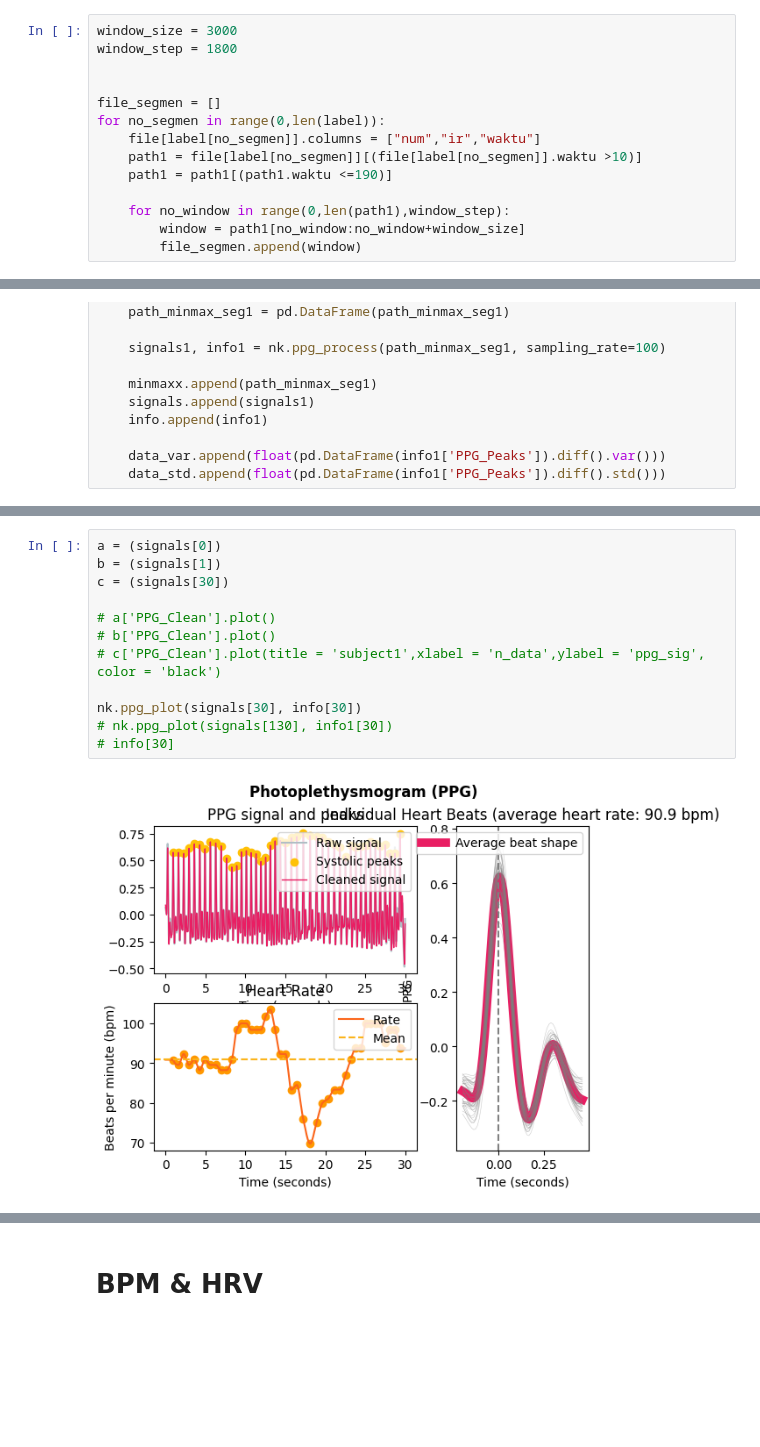
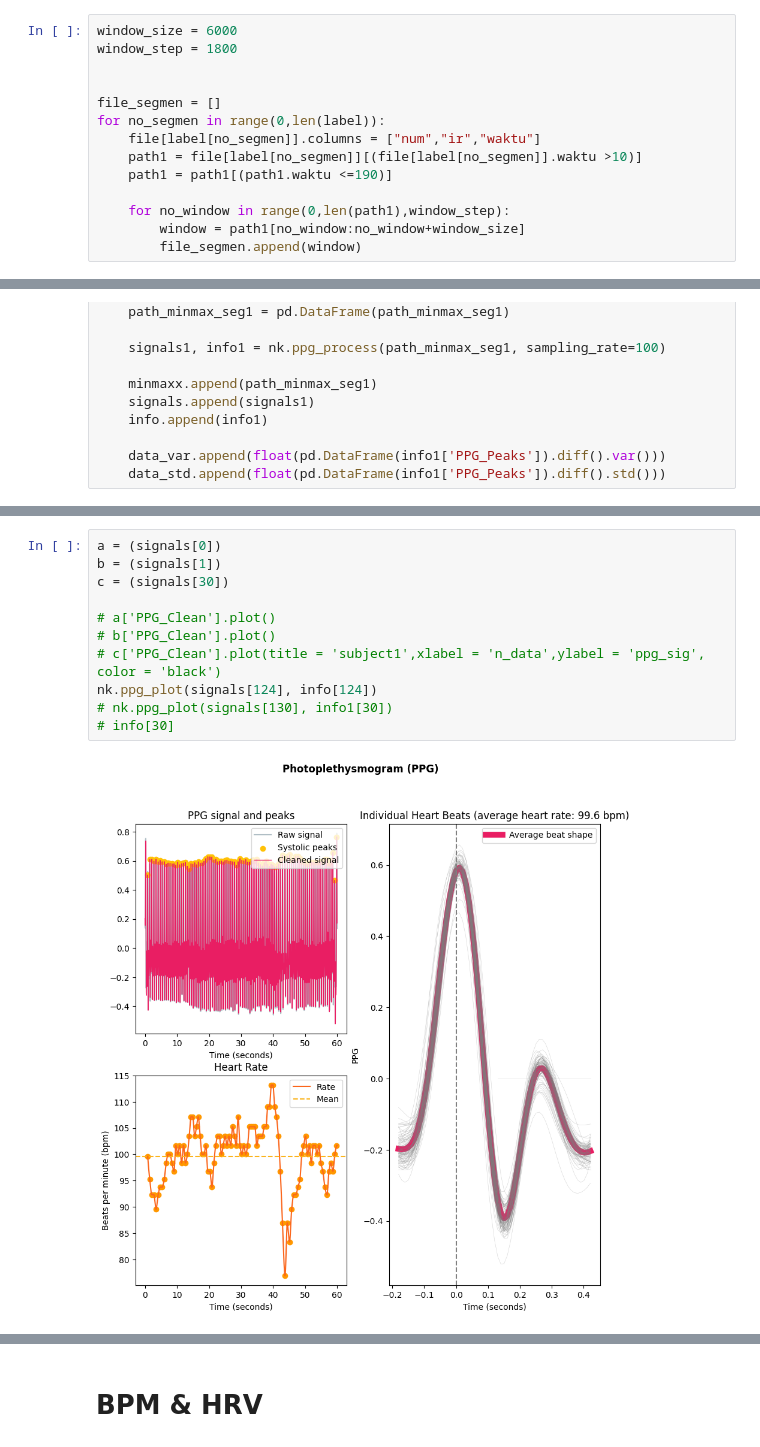
Before and after one commit to Alwafauzan/skripsi, a Jupyter notebook: DASS/OLAH_DATA_FIX.ipynb, the cells around one changed output, grey strips where cells are left out. Cells and saved outputs as stored; diff of their text form; blank space fills up the shorter version.

```diff
--- a/DASS/OLAH_DATA_FIX.ipynb
+++ b/DASS/OLAH_DATA_FIX.ipynb
@@ -25,7 +25,7 @@ for no_label in label:
 # %% [markdown]
 # WINDOWING/SEGMENTASI
 # %%
-window_size = 3000
+window_size = 6000
 window_step = 1800
 
 
@@ -100,14 +123,13 @@ minmaxx[30].plot(title = 'subject1',xlabel = 'n_data',ylabel = 'ppg_sig', color
 # %%
 a = (signals[0])
 b = (signals[1])
 c = (signals[30])
 
 # a['PPG_Clean'].plot()
 # b['PPG_Clean'].plot()
 # c['PPG_Clean'].plot(title = 'subject1',xlabel = 'n_data',ylabel = 'ppg_sig', color = 'black')
-
-nk.ppg_plot(signals[30], info[30])
+nk.ppg_plot(signals[124], info[124])
 # nk.ppg_plot(signals[130], info1[30])
 # info[30]
 # %% [output]
-[figure, old version]
+[figure, new version]
```
Also changed, not shown: parts of 11 cells of this notebook, 8 other files.
